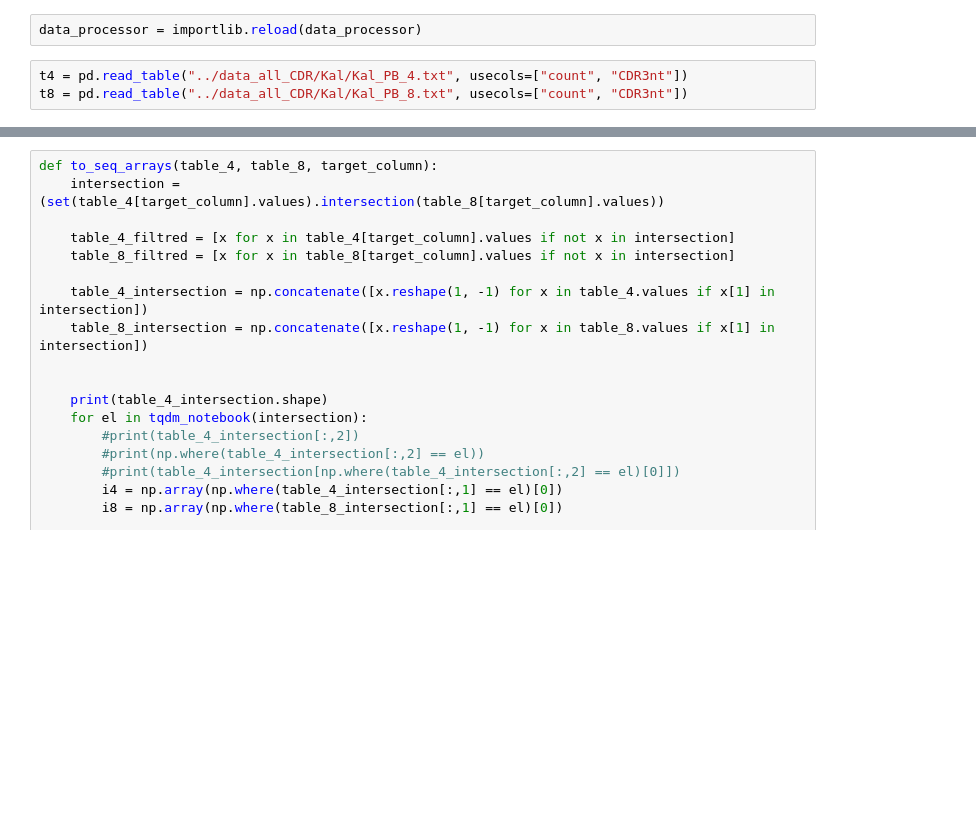
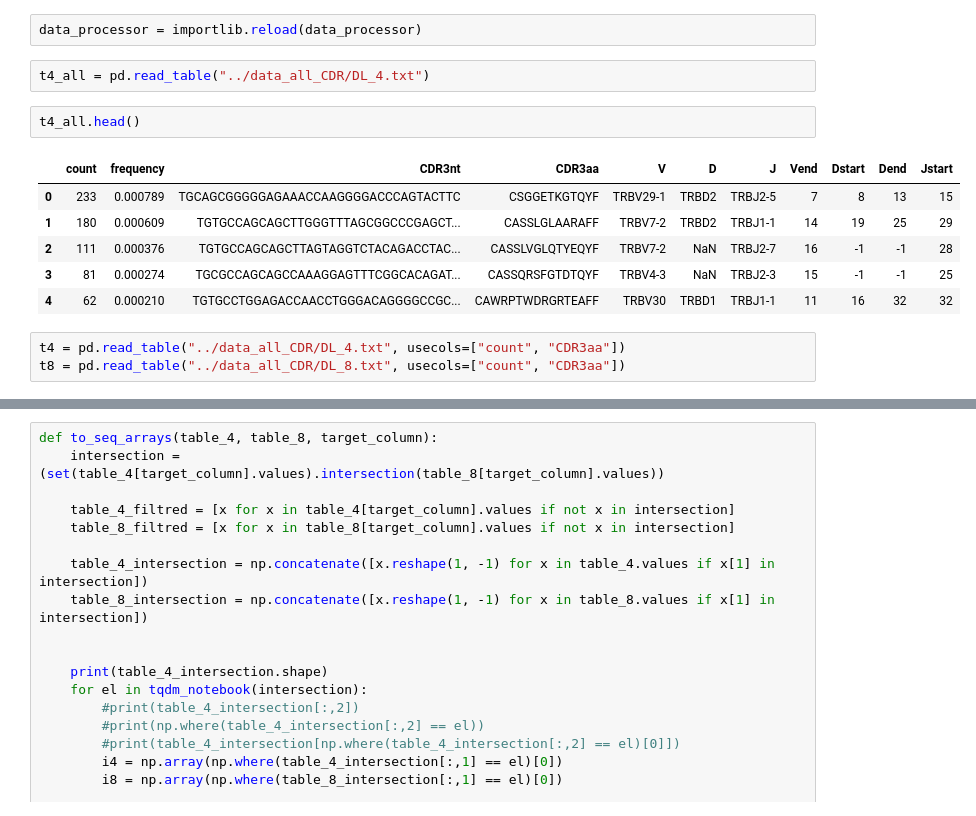
Before and after one commit to rykachevskiy/t-killer-or-t-helper, a Jupyter notebook: Investigator.ipynb, the cells around one changed output, grey strips where cells are left out. Saved outputs shown, nothing was run; the diff lists cells and outputs as text; blank space fills up the shorter version.

```diff
--- a/Investigator.ipynb
+++ b/Investigator.ipynb
@@ -10,9 +10,20 @@ import data_processor
 import importlib
 # %%
 data_processor = importlib.reload(data_processor)
+# %%
+t4_all = pd.read_table("../data_all_CDR/DL_4.txt")
+# %%
+t4_all.head()
+# %% [output]
+|  | count | frequency | CDR3nt | CDR3aa | V | D | J | Vend | Dstart | Dend | Jstart |
+| 0 | 233 | 0.000789 | TGCAGCGGGGGAGAAACCAAGGGGACCCAGTACTTC | CSGGETKGTQYF | TRBV29-1 | TRBD2 | TRBJ2-5 | 7 | 8 | 13 | 15 |
+| 1 | 180 | 0.000609 | TGTGCCAGCAGCTTGGGTTTAGCGGCCCGAGCT... | CASSLGLAARAFF | TRBV7-2 | TRBD2 | TRBJ1-1 | 14 | 19 | 25 | 29 |
+| 2 | 111 | 0.000376 | TGTGCCAGCAGCTTAGTAGGTCTACAGACCTAC... | CASSLVGLQTYEQYF | TRBV7-2 | NaN | TRBJ2-7 | 16 | -1 | -1 | 28 |
+| 3 | 81 | 0.000274 | TGCGCCAGCAGCCAAAGGAGTTTCGGCACAGAT... | CASSQRSFGTDTQYF | TRBV4-3 | NaN | TRBJ2-3 | 15 | -1 | -1 | 25 |
+| 4 | 62 | 0.000210 | TGTGCCTGGAGACCAACCTGGGACAGGGGCCGC... | CAWRPTWDRGRTEAFF | TRBV30 | TRBD1 | TRBJ1-1 | 11 | 16 | 32 | 32 |
 # %%
-t4 = pd.read_table("../data_all_CDR/Kal/Kal_PB_4.txt", usecols=["count", "CDR3nt"])
-t8 = pd.read_table("../data_all_CDR/Kal/Kal_PB_8.txt", usecols=["count", "CDR3nt"])
+t4 = pd.read_table("../data_all_CDR/DL_4.txt", usecols=["count", "CDR3aa"])
+t8 = pd.read_table("../data_all_CDR/DL_8.txt", usecols=["count", "CDR3aa"])
 # %%
 t4.head()
 t8.head()
```
Also changed, not shown: parts of 33 cells of this notebook, 3 other files.
